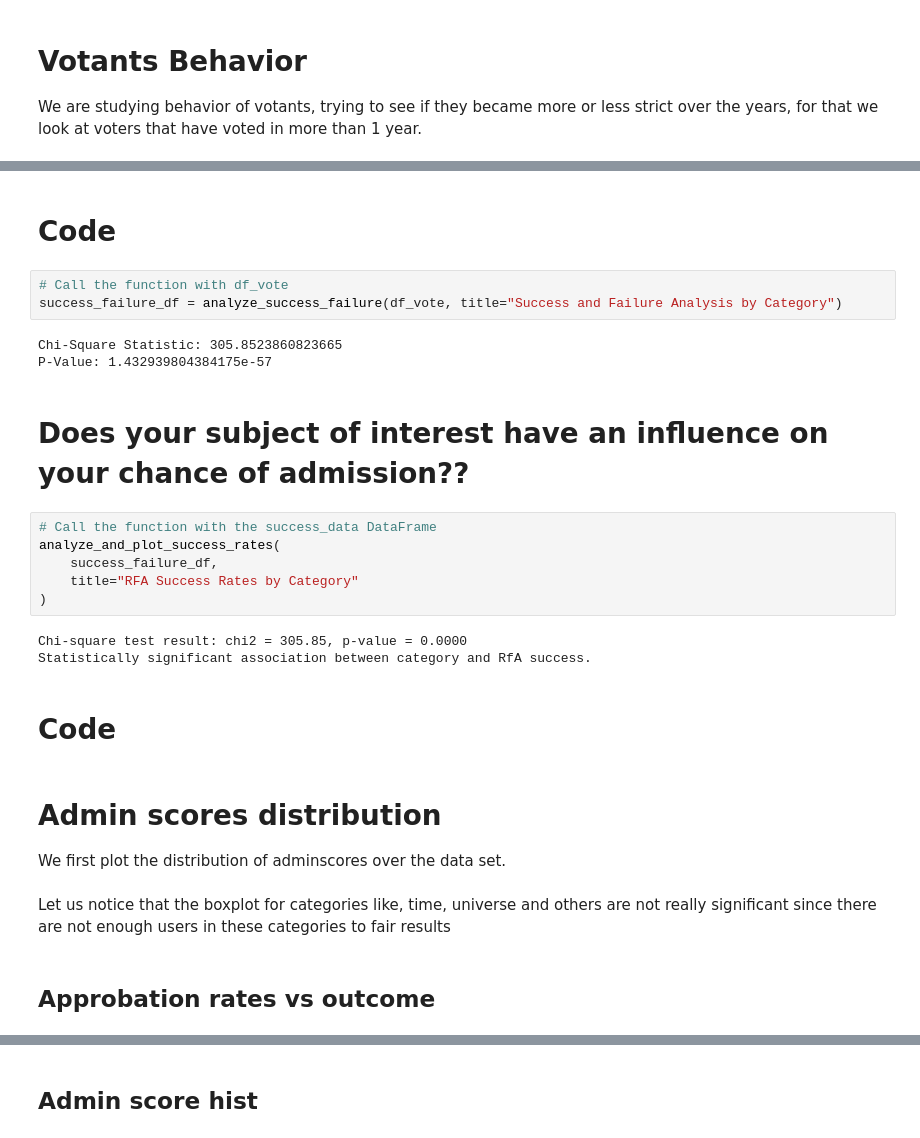
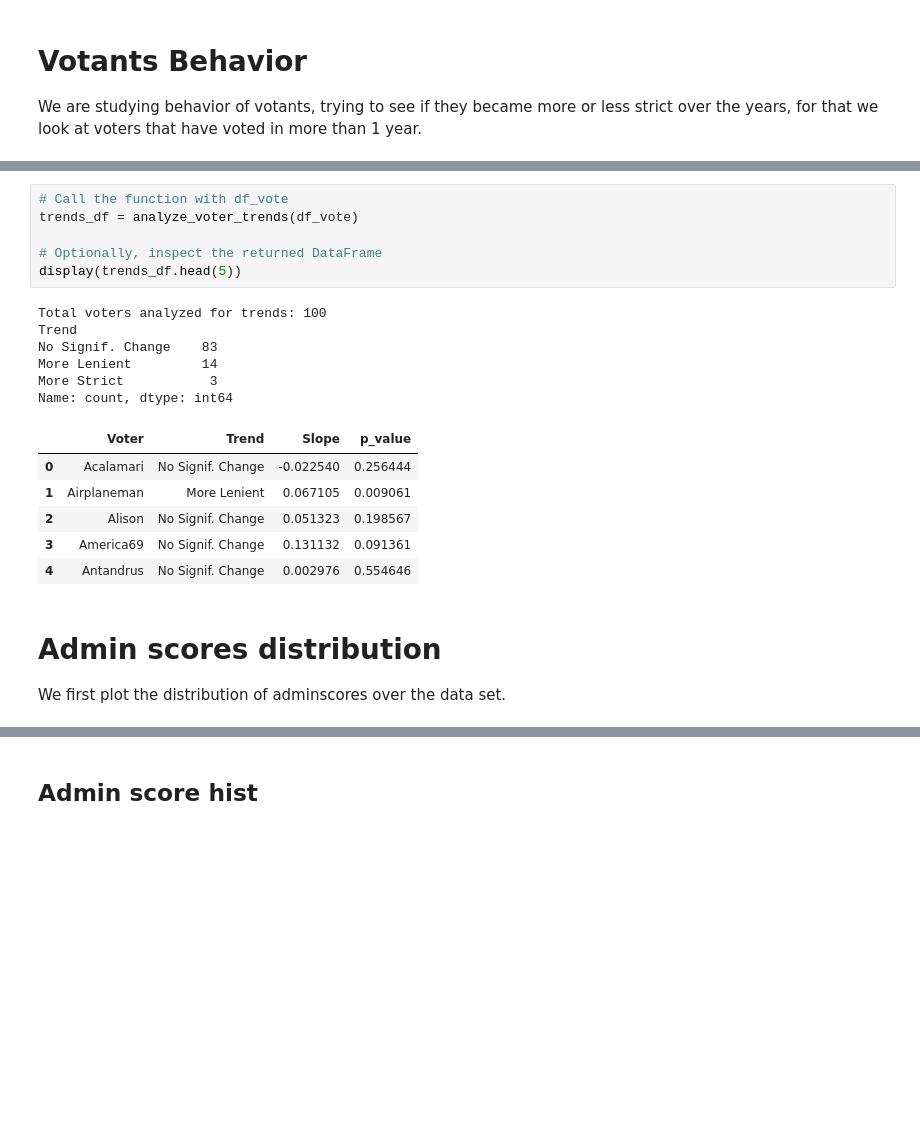
Before and after one commit to epfl-ada/ada-2024-project-supercoolteamname2024, a Jupyter notebook: Result.ipynb, the cells around one changed output, grey strips where cells are left out. Saved outputs shown, nothing was run; the diff lists cells and outputs as text; blank space fills up the shorter version.

```diff
--- a/Result.ipynb
+++ b/Result.ipynb
@@ -66,29 +55,23 @@ We see that there is not a huge difference in the distribution of behavior among
-# %% [markdown]
-# Code
-# %%
-# Call the function with df_vote
-success_failure_df = analyze_success_failure(df_vote, title="Success and Failure Analysis by Category")
-# %% [output]
-Chi-Square Statistic: 305.8523860823665
-P-Value: 1.432939804384175e-57
-# %% [markdown]
-# Does your subject of interest have an influence on your chance of admission??
-# %%
-# Call the function with the success_data DataFrame
-analyze_and_plot_success_rates(
-    success_failure_df,
-    title="RFA Success Rates by Category"
-)
-# %% [output]
-Chi-square test result: chi2 = 305.85, p-value = 0.0000
-Statistically significant association between category and RfA success.
-# %% [markdown]
-# Code
+# %%
+# Call the function with df_vote
+trends_df = analyze_voter_trends(df_vote)
+
+# Optionally, inspect the returned DataFrame
+display(trends_df.head(5))
+# %% [output]
+Total voters analyzed for trends: 100
+Trend
+No Signif. Change    83
+More Lenient         14
+More Strict           3
+Name: count, dtype: int64
+|  | Voter | Trend | Slope | p_value |
+| 0 | Acalamari | No Signif. Change | -0.022540 | 0.256444 |
+| 1 | Airplaneman | More Lenient | 0.067105 | 0.009061 |
+| 2 | Alison | No Signif. Change | 0.051323 | 0.198567 |
+| 3 | America69 | No Signif. Change | 0.131132 | 0.091361 |
+| 4 | Antandrus | No Signif. Change | 0.002976 | 0.554646 |
 # %% [markdown]
 # Admin scores distribution
 
 We first plot the distribution of adminscores over the data set.
-# %% [markdown]
-Let us notice that the boxplot for categories like, time, universe and others are not really significant since there are not enough users in these categories to fair results
-# %% [markdown]
-## Approbation rates vs outcome
```
Also changed, not shown: parts of 19 cells of this notebook, 12 other files.
